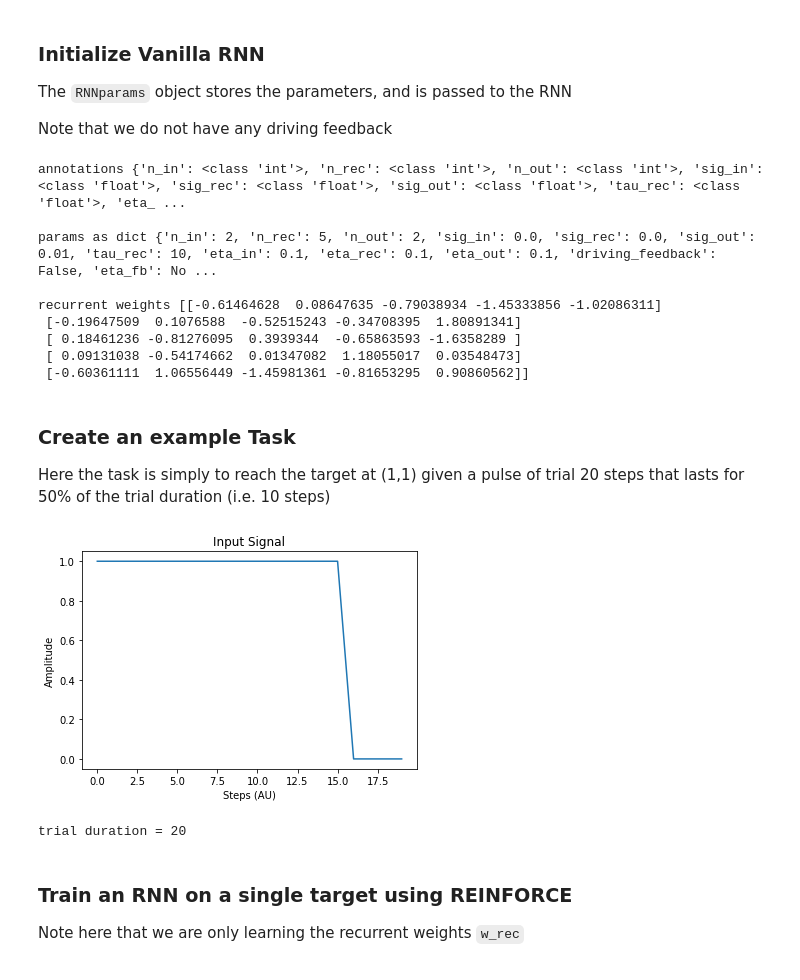
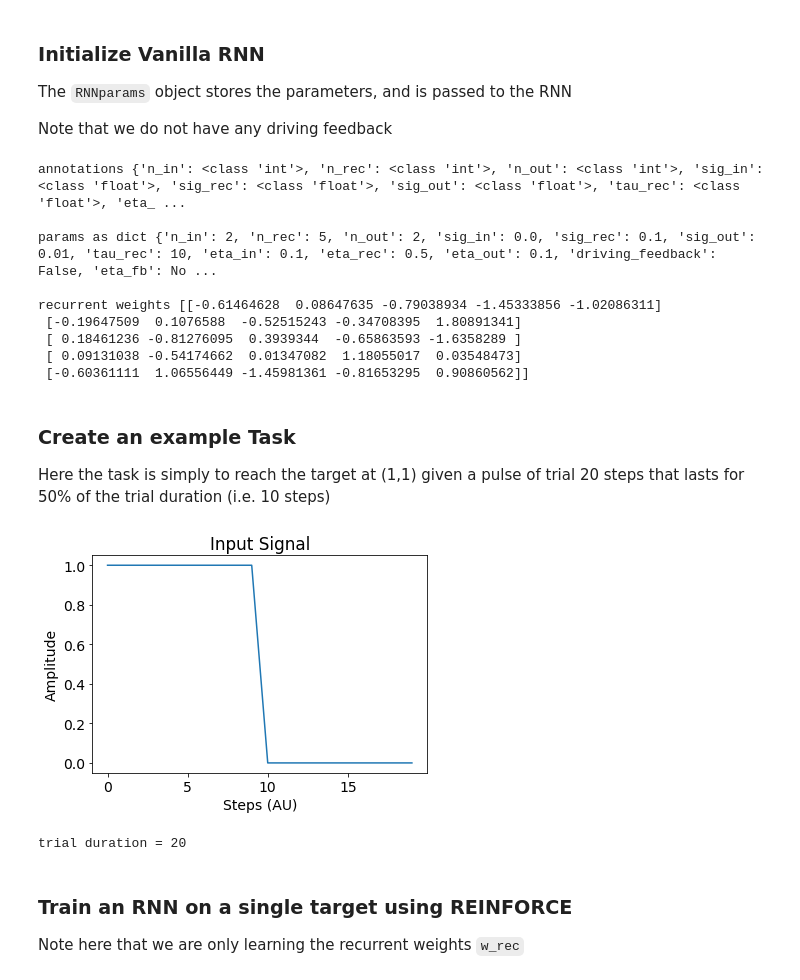
Before and after one commit to jacobfulano/rnn-learning, a Jupyter notebook: examples/Example5-REINFORCE.ipynb, the cells around one changed output. Drawn from its saved outputs; the diff is of its cells as text; code cells hidden in the pictures.

```diff
--- a/examples/Example5-REINFORCE.ipynb
+++ b/examples/Example5-REINFORCE.ipynb
@@ -39,8 +39,8 @@ The `RNNparams` object stores the parameters, and is passed to the RNN
 Note that we do not have any driving feedback
 # %%
 params = RNNparams(n_in=2, n_rec=5,n_out=2,tau_rec=10,
-                   eta_in=0.1,eta_rec=0.1,eta_out=0.1,
-                   sig_in=0.0,sig_rec=0.0,sig_out=0.01,
+                   eta_in=0.1,eta_rec=0.5,eta_out=0.1,
+                   sig_in=0.0,sig_rec=0.1,sig_out=0.01,
                    rng=np.random.RandomState(14))
 
 print('\nannotations',params.__annotations__)
@@ -52,7 +52,7 @@ print('\nrecurrent weights',net.w_rec)
 # %% [output]
 annotations {'n_in': <class 'int'>, 'n_rec': <class 'int'>, 'n_out': <class 'int'>, 'sig_in': <class 'float'>, 'sig_rec': <class 'float'>, 'sig_out': <class 'float'>, 'tau_rec': <class 'float'>, 'eta_ ...
 
-params as dict {'n_in': 2, 'n_rec': 5, 'n_out': 2, 'sig_in': 0.0, 'sig_rec': 0.0, 'sig_out': 0.01, 'tau_rec': 10, 'eta_in': 0.1, 'eta_rec': 0.1, 'eta_out': 0.1, 'driving_feedback': False, 'eta_fb': No ...
+params as dict {'n_in': 2, 'n_rec': 5, 'n_out': 2, 'sig_in': 0.0, 'sig_rec': 0.1, 'sig_out': 0.01, 'tau_rec': 10, 'eta_in': 0.1, 'eta_rec': 0.5, 'eta_out': 0.1, 'driving_feedback': False, 'eta_fb': No ...
 
 recurrent weights [[-0.61464628  0.08647635 -0.79038934 -1.45333856 -1.02086311]
  [-0.19647509  0.1076588  -0.52515243 -0.34708395  1.80891341]
@@ -66,25 +66,25 @@ Here the task is simply to reach the target at (1,1) given a pulse of trial 20 s
 # %%
 trial_duration = 20
 n_in=1
-frac_on = 0.8
+frac_on = 0.5
 y_target_x = np.expand_dims(np.concatenate((np.zeros(int(trial_duration*frac_on)),np.linspace(0,1,int(trial_duration*(1-frac_on))))),axis=1)
 y_target_y = np.expand_dims(np.concatenate((np.zeros(int(trial_duration*frac_on)),np.linspace(0,1,int(trial_duration*(1-frac_on))))),axis=1)
 y_teaching_signal = np.concatenate((y_target_x,y_target_y),axis=1)
 
 x_tonic = 0.0*np.ones((trial_duration, n_in)) # shape 20 x 4 i.e. time x channel
 x_pulse1 = x_tonic.copy()
 x_pulse1[0:int(trial_duration*frac_on),0] = 1
 
 plt.plot(x_pulse1)
 plt.title('Input Signal')
 plt.xlabel('Steps (AU)')
 plt.ylabel('Amplitude')
 plt.show()
 
 task = Task(x_in=x_pulse1,y_target=np.asarray([1,1]))
 print('trial duration =',task.trial_duration)
 # %% [output]
-[figure, old version]
+[figure, new version]
 trial duration = 20
 # %% [markdown]
 ### Train an RNN on a single target using REINFORCE
```
Also changed, not shown: parts of 4 cells of this notebook, 2 other files.
